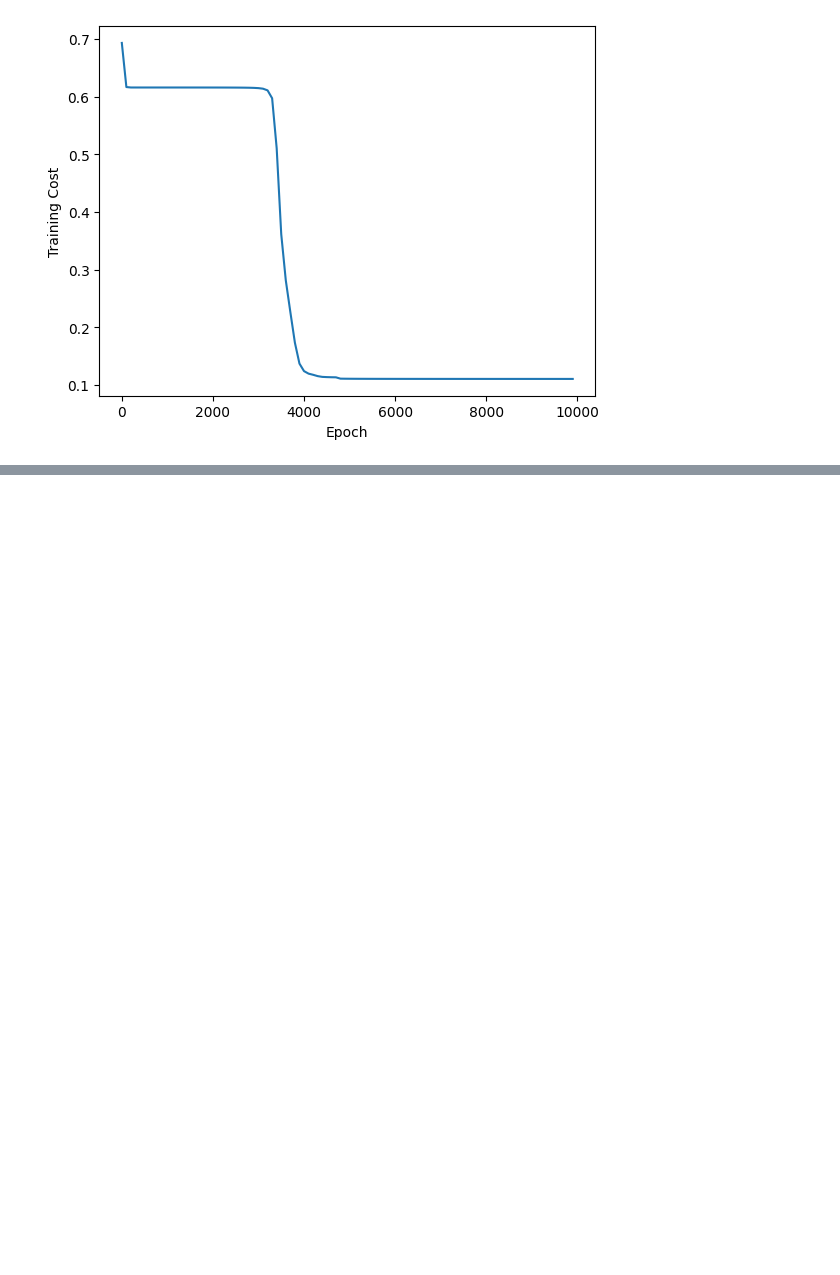
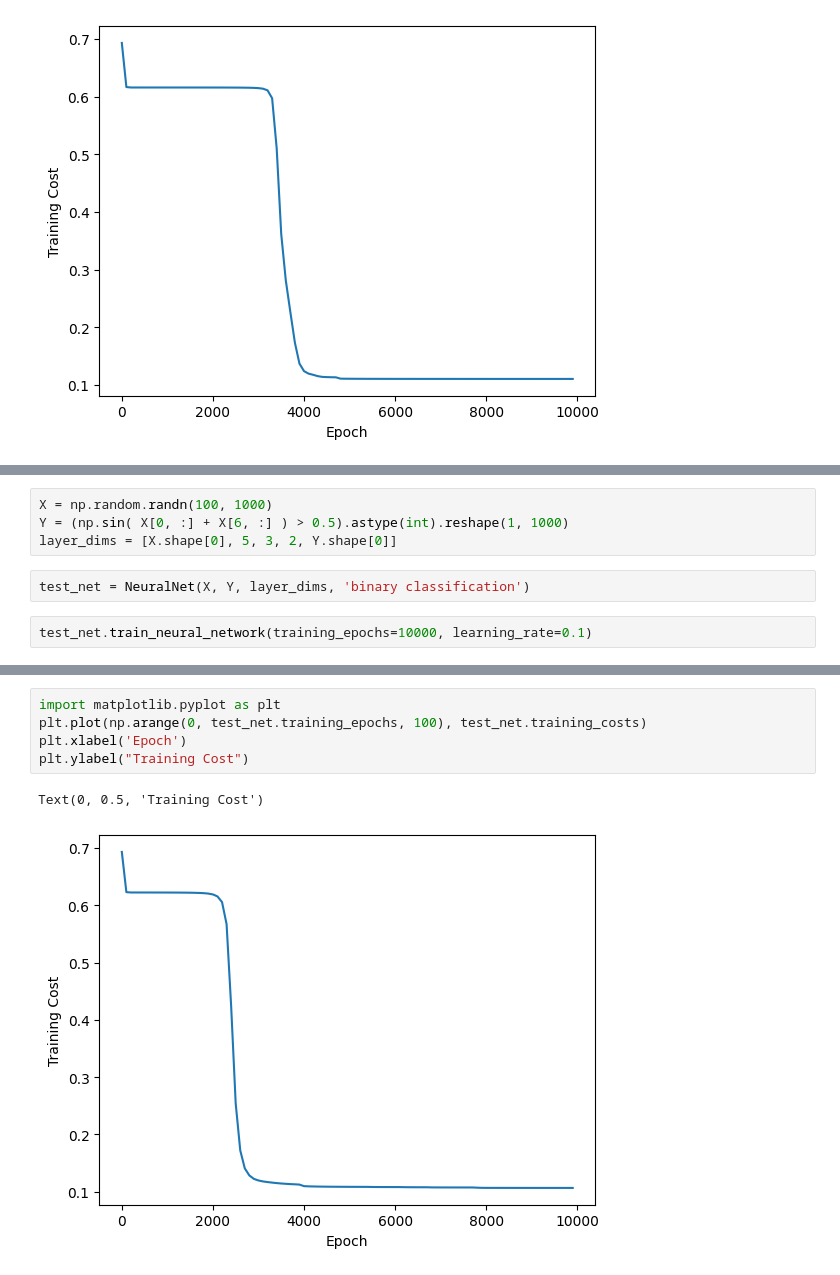
Before and after one commit to cirvine97/numpy_neural_net, a Jupyter notebook: prototyping.ipynb, the cells around one changed output, grey strips where cells are left out. Cells and saved outputs as stored; diff of their text form; blank space fills up the shorter version.

```diff
--- a/prototyping.ipynb
+++ b/prototyping.ipynb
@@ -489,0 +495,8 @@ Text(0, 0.5, 'Training Cost')
+# %%
+X = np.random.randn(100, 1000)
+Y = (np.sin( X[0, :] + X[6, :] ) > 0.5).astype(int).reshape(1, 1000)
+layer_dims = [X.shape[0], 5, 3, 2, Y.shape[0]]
+# %%
+test_net = NeuralNet(X, Y, layer_dims, 'binary classification')
+# %%
+test_net.train_neural_network(training_epochs=10000, learning_rate=0.1)
@@ -489,0 +521,8 @@ Text(0, 0.5, 'Training Cost')
+# %%
+import matplotlib.pyplot as plt
+plt.plot(np.arange(0, test_net.training_epochs, 100), test_net.training_costs)
+plt.xlabel('Epoch')
+plt.ylabel("Training Cost")
+# %% [output]
+Text(0, 0.5, 'Training Cost')
+[figure, added]
```
Also changed, not shown: parts of 3 cells of this notebook, 1 other file.
